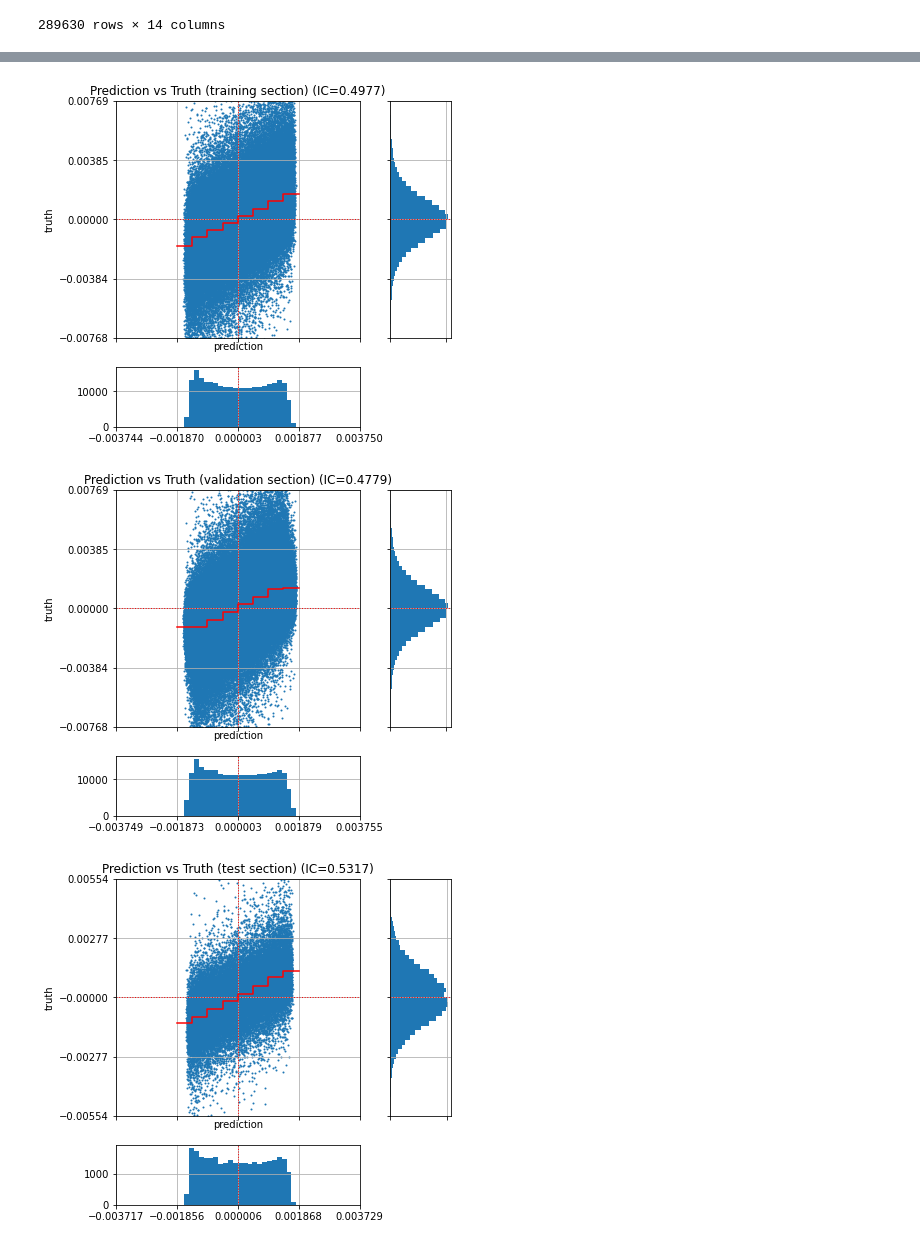
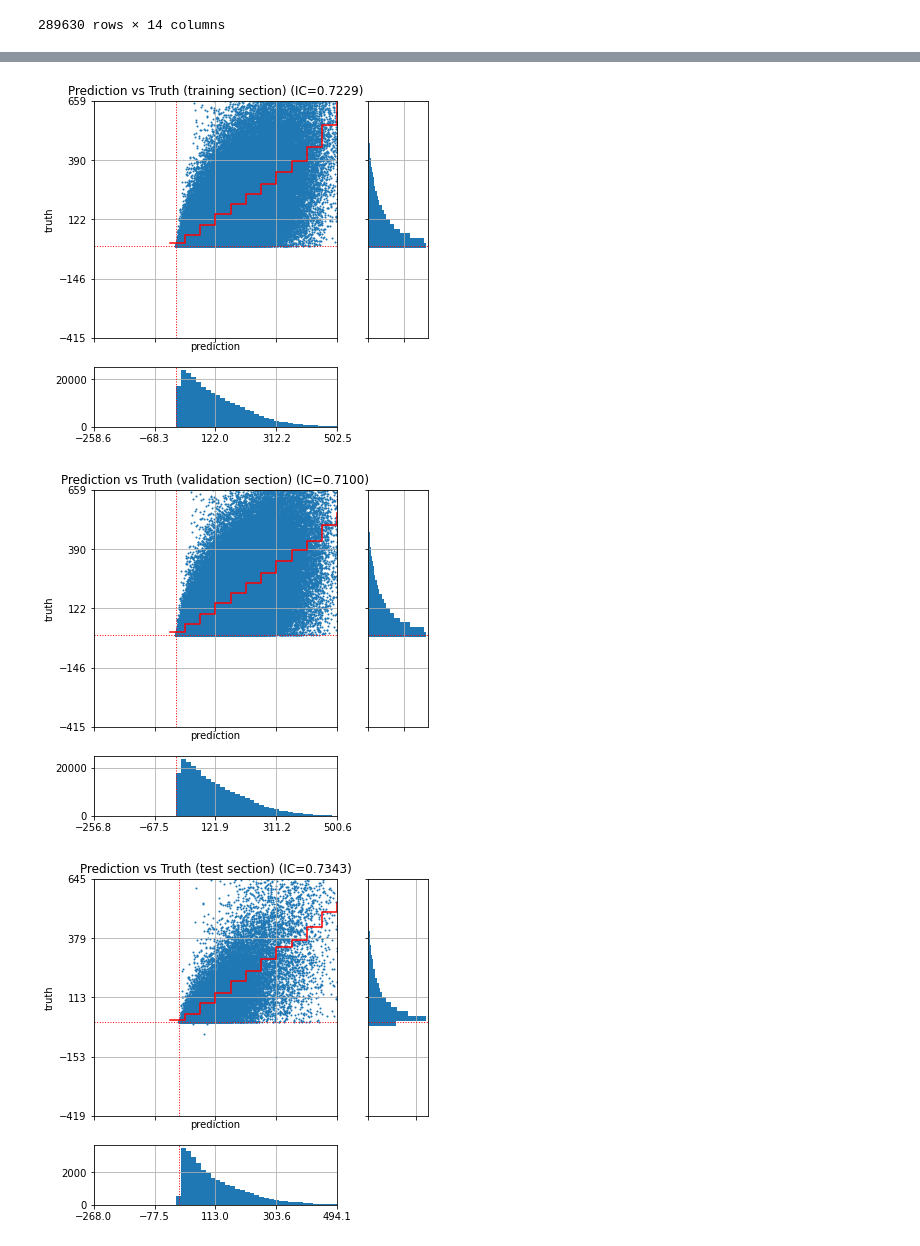
Before and after one commit to WannabeBotter/crypto_misc_jupyter, a Jupyter notebook: lightgbm_exercise/lightgbm_exercise.ipynb, the cells around one changed output, grey strips where cells are left out. Drawn from its saved outputs; the diff is of its cells as text; code cells hidden in the pictures.

Commit message:
delta_t prediction

```diff
--- a/lightgbm_exercise/lightgbm_exercise.ipynb
+++ b/lightgbm_exercise/lightgbm_exercise.ipynb
@@ -196,17 +193,19 @@ def display_true_vs_pred(series_true, series_pred, subtitle):
 # %%
 # 学習に利用しない特徴量はコメントアウトすること
 features = sorted([
-#    'BUY_RATIO',
-    'BUY_RATIO_DIFF_T-1', 'BUY_RATIO_DIFF_T-2', 'BUY_RATIO_DIFF_T-3', 'BUY_RATIO_DIFF_T-4',
+    'BUY_RATIO_0',
+    'BUY_RATIO_-1', 'BUY_RATIO_-2', 'BUY_RATIO_-3', 'BUY_RATIO_-4', 'BUY_RATIO_-5', 'BUY_RATIO_-6', 'BUY_RATIO_-7', 'BUY_RATIO_-8',
 #    'SELL_RATIO',
-    'SELL_RATIO_DIFF_T-1', 'SELL_RATIO_DIFF_T-2', 'SELL_RATIO_DIFF_T-3', 'SELL_RATIO_DIFF_T-4',
+#    'SELL_RATIO_T-1', 'SELL_RATIO_T-2', 'SELL_RATIO_T-3', 'SELL_RATIO_T-4',
 #    'LIQUIDATION_BUY_RATIO',
 #    'LIQUIDATION_BUY_RATIO_DIFF_T-1', 'LIQUIDATION_BUY_RATIO_DIFF_T-2', 'LIQUIDATION_BUY_RATIO_DIFF_T-3', 'LIQUIDATION_BUY_RATIO_DIFF_T-4',
 #    'LIQUIDATION_SELL_RATIO',
 #    'LIQUIDATION_SELL_RATIO_DIFF_T-1', 'LIQUIDATION_SELL_RATIO_DIFF_T-2', 'LIQUIDATION_SELL_RATIO_DIFF_T-3', 'LIQUIDATION_SELL_RATIO_DIFF_T-4',
-#    'DELTA_TIME',
-#    'DELTA_TIME_T-1', 'DELTA_TIME_T-2', 'DELTA_TIME_T-3', 'DELTA_TIME_T-4',
+    'DELTA_TIME_0',
+    'DELTA_TIME_-1', 'DELTA_TIME_-2', 'DELTA_TIME_-3', 'DELTA_TIME_-4', 'DELTA_TIME_-5', 'DELTA_TIME_-6', 'DELTA_TIME_-7', 'DELTA_TIME_-8'
 ])
+
+target = 'DELTA_TIME_1'
 # %%
 # 保存済みのデータフレームを読み込む
 df = pd.read_pickle('df_ohlcv.pkl')
@@ -216,11 +215,10 @@ df_train = df[(df['Datetime'] >= '2021-01-01 00:00:00+00') & (df['Datetime'] < '
 df_train = calc_features(df_train)
 
 pd.set_option('max_columns', None)
-display(df_train)
 
 lgb_util = LightGBMRegressionUtil()
 
-# Optunaを使わないシンプルなregression予測を行い、トレーニング区間を予測する
+# Optunaを使わないシンプルな学習を行う
 folds = cpcv_split(df_train)
 
 if options['train_with_optuna'] == True:
@@ -228,4 +226,4 @@ if options['train_with_optuna'] == True:
 else:
     use_optuna = False
 
-lgb_util.train_cv(df_train[features], df_train['CLOSE_LOGDIFF'], folds, use_optuna = use_optuna)
+lgb_util.train_cv(df_train[features], df_train[target], folds, use_optuna = use_optuna)
@@ -246,23 +230,23 @@ lgb_util.train_cv(df_train[features], df_train['CLOSE_LOGDIFF'], folds, use_optu
 # %%
 # トレーニング区間のデータに売買アクションと特徴量を追加
 df_train = df[(df['Datetime'] >= '2021-01-01 00:00:00+00') & (df['Datetime'] < '2022-01-01 00:00:00+00')].reset_index().copy()
 df_train = calc_features(df_train)
 
 # 学習区間について予測を行い、学習したモデルの性能を確認する
 df_train['y_pred'] = lgb_util.predict(df_train[features], folds, predict_training = True)
 
 # 真値と予測値の関係を見る
-display_true_vs_pred(df_train['CLOSE_LOGDIFF'], df_train['y_pred'], 'Prediction vs Truth (training section)')
+display_true_vs_pred(df_train[target], df_train['y_pred'], 'Prediction vs Truth (training section)')
 # %% [output]
-[figure, old version]
+[figure, new version]
 # %%
 # バリデーション区間について予測を行い、学習したモデルの性能を確認する
 df_train['y_pred'] = lgb_util.predict(df_train[features], folds)
 
 # 真値と予測値の関係を見る
-display_true_vs_pred(df_train['CLOSE_LOGDIFF'], df_train['y_pred'], 'Prediction vs Truth (validation section)')
+display_true_vs_pred(df_train[target], df_train['y_pred'], 'Prediction vs Truth (validation section)')
 # %% [output]
-[figure, old version]
+[figure, new version]
 # %%
 # テスト区間について予測を行い、学習したモデルの性能を確認する
 df = pd.read_pickle('df_ohlcv.pkl')
@@ -272,9 +256,9 @@ df_test = calc_features(df_test)
 df_test['y_pred'] = lgb_util.predict(df_test[features])
 
 # 真値と予測値の関係を見る
-display_true_vs_pred(df_test['CLOSE_LOGDIFF'], df_test['y_pred'], 'Prediction vs Truth (test section)')
+display_true_vs_pred(df_test[target], df_test['y_pred'], 'Prediction vs Truth (test section)')
 # %% [output]
-[figure, old version]
+[figure, new version]
 # %%
 # CPCVによって生成されたbooster全ての特徴量の重要度を表示する
 boosters = lgb_util.get_cvbooster().boosters
```
Also changed, not shown: parts of 3 cells of this notebook.
